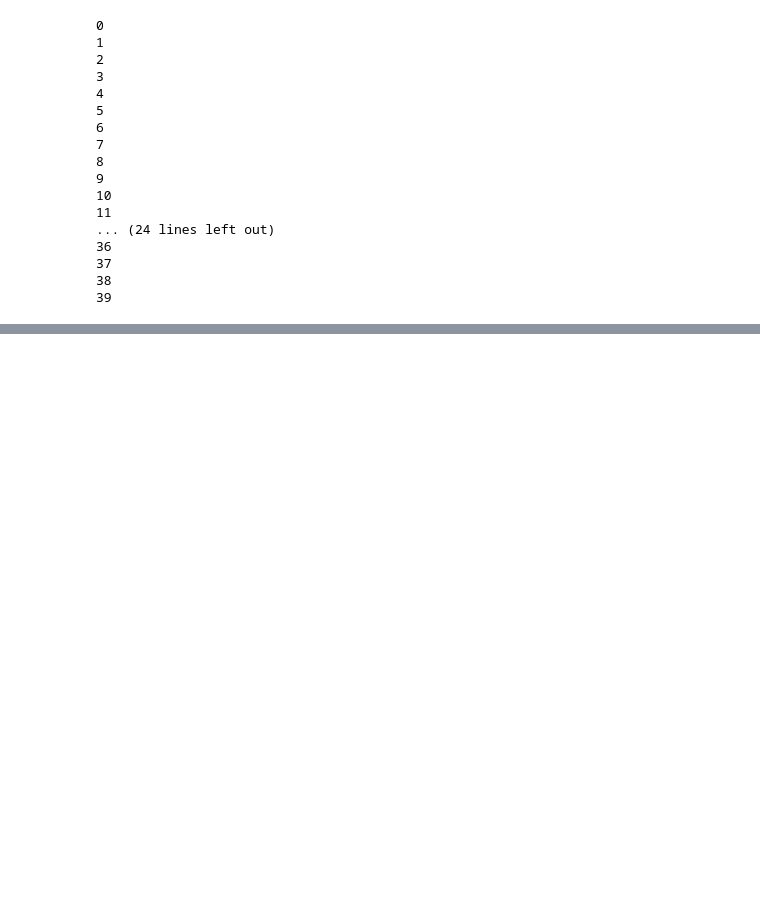
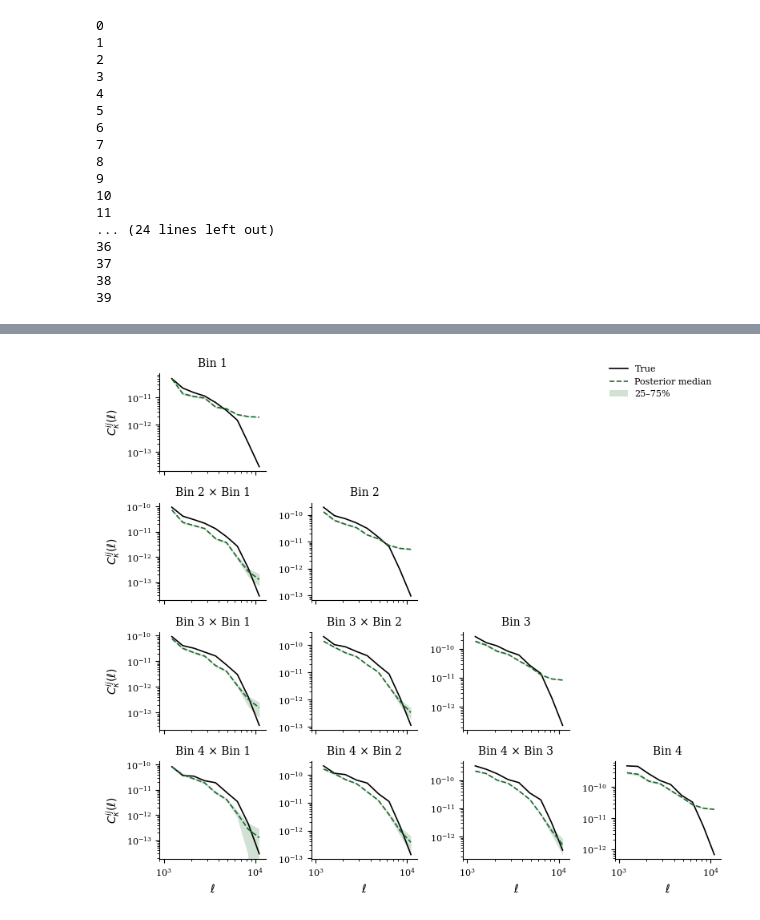
Before and after one commit to prob-ml/blissWL, a Jupyter notebook: images_to_maps/dc2/results/crosscorrelation.ipynb, the cells around one changed output, grey strips where cells are left out. Drawn from its saved outputs; the diff is of its cells as text; code cells hidden in the pictures; blank space fills up the shorter version.

```diff
--- a/images_to_maps/dc2/results/crosscorrelation.ipynb
+++ b/images_to_maps/dc2/results/crosscorrelation.ipynb
@@ -330,0 +408,62 @@ fig.savefig(
+# %%
+def plot_spectra_matrix(C_true, C_pred_samples, ylabel, outpath):
+    posterior_color = "#1c692b"
+    axislabelsize = 10
+    ticklabelsize = 8
+    fig, axes = plt.subplots(num_bins, num_bins, figsize=(8, 7), sharex=True)
+    for i in range(num_bins):
+        for j in range(num_bins):
+            ax = axes[i, j]
+            if j > i:
+                ax.axis("off")
+                continue
+            t = np.array(C_true[i][j])
+            p25, p50, p75 = np.percentile(
+                C_pred_samples[:, i, j, :], [25, 50, 75], axis=0
+            )
+            p25 = np.clip(p25, 0, None)
+            t_pos = t > 0
+            if t_pos.any():
+                ax.loglog(
+                    ell_centers[t_pos], t[t_pos],
+                    color="black", linewidth=1.2, label="True",
+                )
+            p50_pos = p50 > 0
+            if p50_pos.any():
+                ax.loglog(
+                    ell_centers[p50_pos], p50[p50_pos],
+                    color=posterior_color, linestyle="--", linewidth=1.2,
+                    label="Posterior median",
+                )
+            band_pos = p75 > 0
+            if band_pos.any():
+                ax.fill_between(
+                    ell_centers[band_pos], p25[band_pos], p75[band_pos],
+                    color=posterior_color, alpha=0.2, linewidth=0, label="25–75%",
+                )
+            ax.set_xlim(900, 13000)
+            title = f"Bin {i + 1}" if i == j else f"Bin {i + 1} × Bin {j + 1}"
+            ax.set_title(title, fontsize=axislabelsize)
+            ax.spines[["top", "right"]].set_visible(False)
+            ax.tick_params(axis="both", which="major", labelsize=ticklabelsize)
+            if i == num_bins - 1:
+                ax.set_xlabel(r"$\ell$", fontsize=axislabelsize)
+            if j == 0:
+                ax.set_ylabel(ylabel, fontsize=axislabelsize)
+    handles, labels = axes[0, 0].get_legend_handles_labels()
+    fig.legend(
+        handles, labels,
+        loc="upper right", bbox_to_anchor=(0.98, 0.98),
+        fontsize=ticklabelsize, frameon=False,
+    )
+    fig.tight_layout()
+    fig.savefig(outpath, dpi=600, transparent=True, bbox_inches="tight", pad_inches=0)
+
+
+plot_spectra_matrix(
+    C_kappa_t, C_kappa_p_samples,
+    ylabel=r"$C_\kappa^{ij}(\ell)$",
+    outpath="figures/tomographic_spectra_kappa.png",
+)
+# %% [output]
+[figure, added]
```
Also changed, not shown: parts of 17 cells of this notebook.
